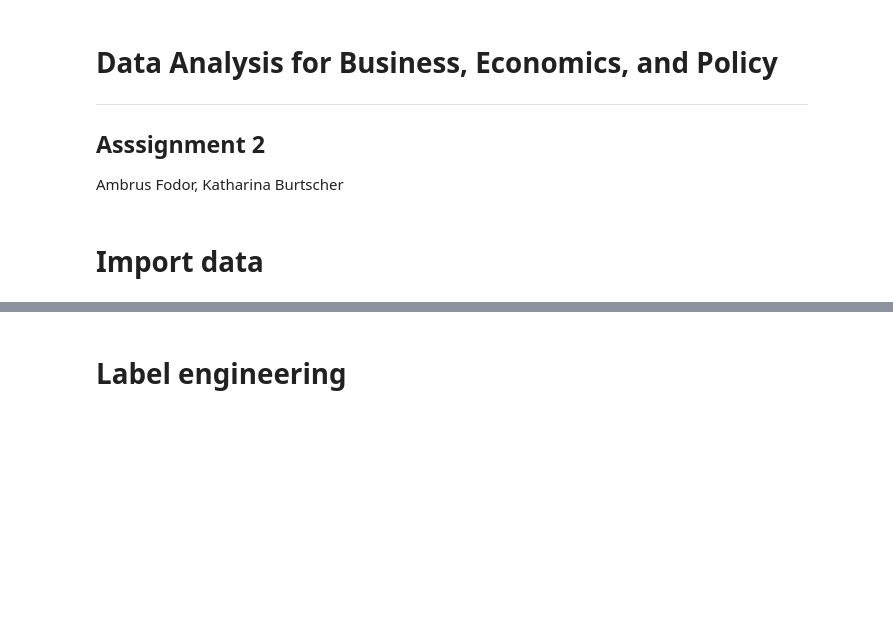
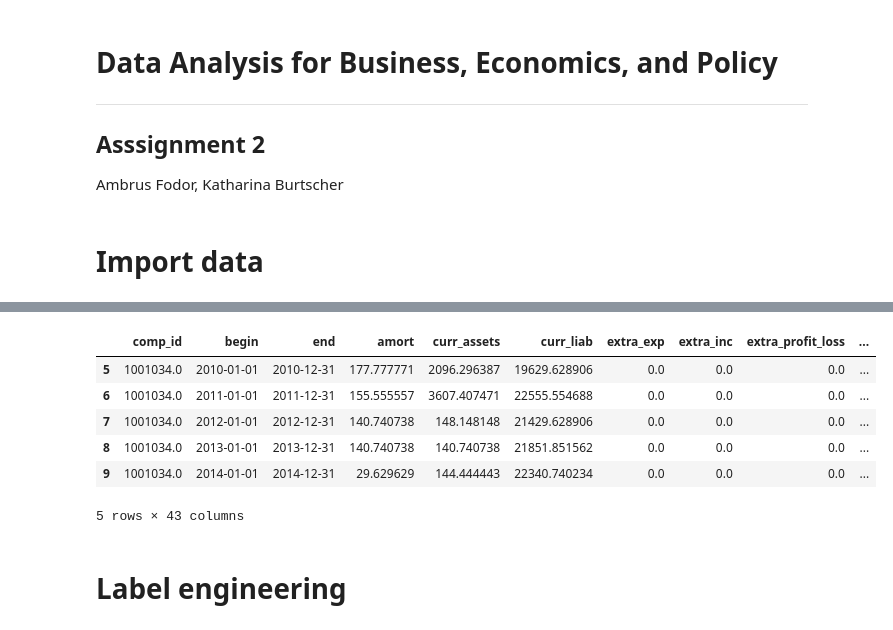
Before and after one commit to 4mbrus/Data-Analysis-3, a Jupyter notebook: Assignment 2/data_prep.ipynb, the cells around one changed output, grey strips where cells are left out. Cells and saved outputs as stored; diff of their text form; code cells hidden in the pictures; blank space fills up the shorter version.

```diff
--- a/Assignment 2/data_prep.ipynb
+++ b/Assignment 2/data_prep.ipynb
@@ -34,3 +54,13 @@ data = data[(data["year"] > 2009) & (data["year"] < 2016)]
+# %%
+data.head()
+# %% [output]
+|  | comp_id | begin | end | amort | curr_assets | curr_liab | extra_exp | extra_inc | extra_profit_loss | ... |
+| 5 | 1001034.0 | 2010-01-01 | 2010-12-31 | 177.777771 | 2096.296387 | 19629.628906 | 0.0 | 0.0 | 0.0 | ... |
+| 6 | 1001034.0 | 2011-01-01 | 2011-12-31 | 155.555557 | 3607.407471 | 22555.554688 | 0.0 | 0.0 | 0.0 | ... |
+| 7 | 1001034.0 | 2012-01-01 | 2012-12-31 | 140.740738 | 148.148148 | 21429.628906 | 0.0 | 0.0 | 0.0 | ... |
+| 8 | 1001034.0 | 2013-01-01 | 2013-12-31 | 140.740738 | 140.740738 | 21851.851562 | 0.0 | 0.0 | 0.0 | ... |
+| 9 | 1001034.0 | 2014-01-01 | 2014-12-31 | 29.629629 | 144.444443 | 22340.740234 | 0.0 | 0.0 | 0.0 | ... |
+5 rows × 43 columns
 # %% [markdown]
 
 # Label engineering
```
Also changed, not shown: parts of 5 cells of this notebook.
